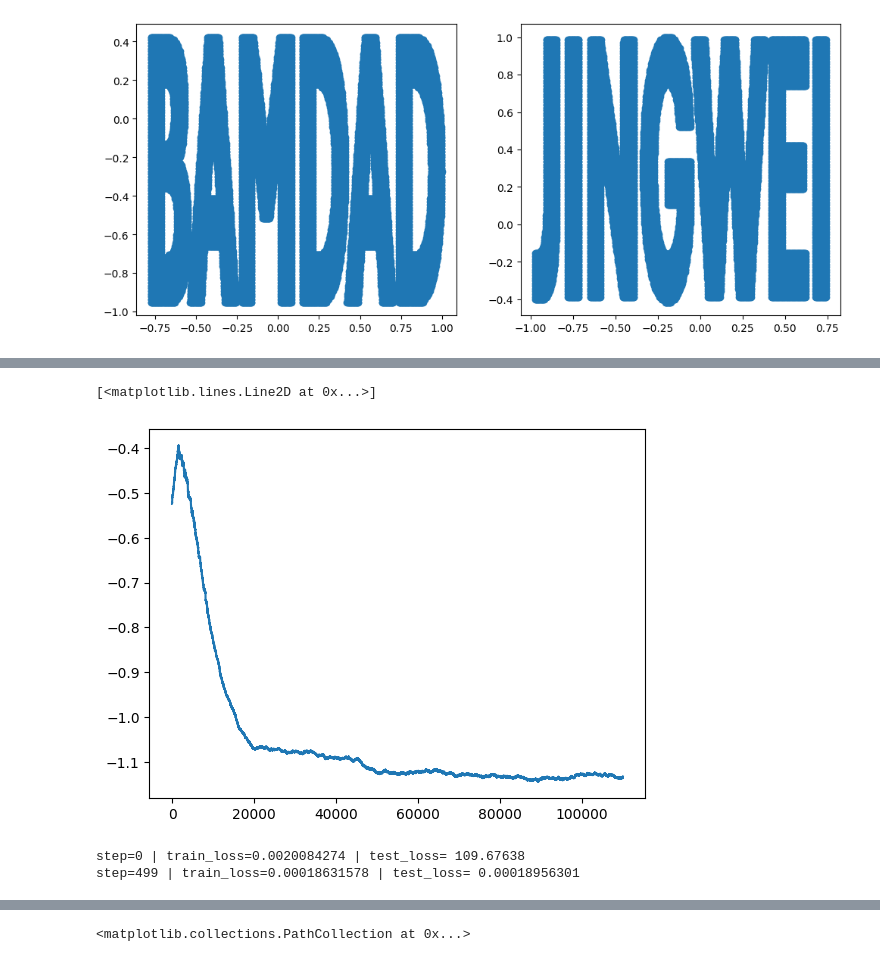
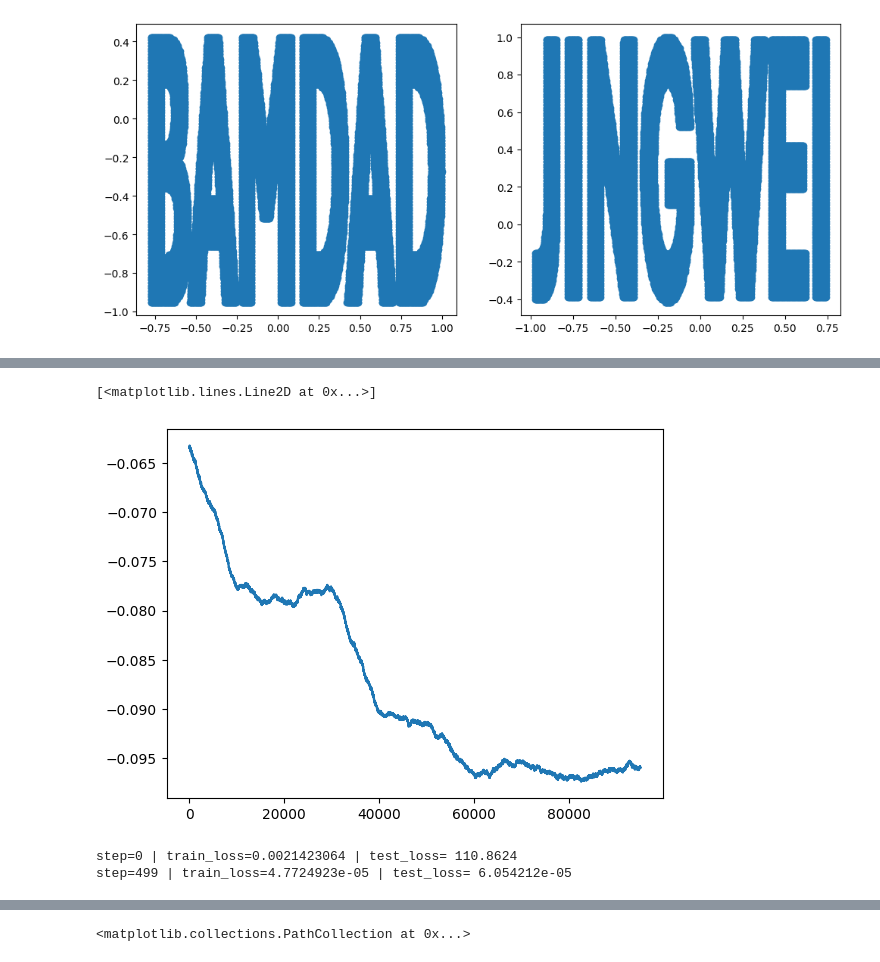
Before and after one commit to AHsu98/StoKAAsticInterpolants, a Jupyter notebook: NameExample.ipynb, the cells around one changed output, grey strips where cells are left out. Saved outputs shown, nothing was run; the diff lists cells and outputs as text; code cells hidden in the pictures.

```diff
--- a/NameExample.ipynb
+++ b/NameExample.ipynb
@@ -50,12 +50,18 @@ reference_samples = bamdad
 target_samples = jingwei
 # %%
 def f(t):
-    return (jnp.cos(t*jnp.pi)+1)/2
+    return ((jnp.cos(t*jnp.pi)+1)/2)# * ((1-t)**2)
+
+def ft(t):
+    return -1 * (jnp.pi/2) * jnp.sin(t*jnp.pi)
 
 
-ft = jax.vmap(jax.grad(f))
-
-plt.plot(f(jnp.linspace(0,1,200)))
-plt.plot(ft(jnp.linspace(0,1,200)))
+plt.figure(figsize=(12,5))
+tgrid = jnp.linspace(0,1,200)
+plt.subplot(1,2,1)
+plt.plot(tgrid,f(tgrid))
+plt.plot(tgrid,ft(tgrid))
+plt.subplot(1,2,2)
+plt.plot(f(tgrid),ft(tgrid))
 # %% [output]
 [<matplotlib.lines.Line2D at 0x...>]
@@ -70,12 +76,12 @@ def It(t,x,y):
     return x*ft(t)- y *ft(t)
 
 
-I,It = get_linear_interpolants()
+#I,It = get_linear_interpolants()
 def gamma(t):
-    return 0 * root_prod_gamma(t)
+    return 0.2 * root_prod_gamma(t)
 
 def gammadot(t):
-    return 0 * root_prod_gammadot(t)
+    return 0.2 * root_prod_gammadot(t)
 
 loss_b,loss_denoise = get_loss_functions(I,It,gamma,gammadot)
 
@@ -96,23 +102,26 @@ data_coupling_sampler = IndependenceCouplingSampler(
     GaussianReferenceSampler((2,)),
     DatasetSampler(target_samples)
     )
-batch_size = 64
+batch_size = 256
 
 train_loader = build_trainloader(batch_size,jax.random.PRNGKey(124),data_coupling_sampler)
 test_factory = testloader_factory(2048,jax.random.PRNGKey(32498130),data_coupling_sampler)
 # %%
 scheduler = optax.piecewise_constant_schedule(
-    1e-3,
+    5e-3,
     {
         10000:0.5,
+        20000:0.2,
         30000:0.5,
         60000:0.2,
         80000:0.2,
         100000:0.5
     }
 )
-
-b_optim = optax.nadamw(scheduler)
+b_optim = optax.chain(
+   optax.clip_by_global_norm(20.),
+   optax.nadamw(scheduler),
+)
 
 b_model,b_loss_history = train_model(
   model = b_model,
@@ -147,12 +158,12 @@ b_loss_history = jnp.array(b_loss_history)
 # %%
-cs = jnp.cumsum(b_loss_history)[10000:]
+cs = jnp.cumsum(b_loss_history)[20000:]
 subsample = 20
-num_ave = 5000
+num_ave = 10000
 
 plt.plot((cs[num_ave:] - cs[:-num_ave])/num_ave)
 # %% [output]
 [<matplotlib.lines.Line2D at 0x...>]
-[figure, old version]
+[figure, new version]
 # %%
 step=124999 | train_loss=-1.1651678 | test_loss= -1.1258626
 # %%
@@ -181,8 +192,8 @@ eta_model,eta_loss_history = train_model(
   num_testloader_batches = 100,
 )
 # %% [output]
-step=0 | train_loss=0.0020084274 | test_loss= 109.67638
-step=499 | train_loss=0.00018631578 | test_loss= 0.00018956301
+step=0 | train_loss=0.0021423064 | test_loss= 110.8624
+step=499 | train_loss=4.7724923e-05 | test_loss= 6.054212e-05
 # %%
 from stochastic_interpolant.sampler import StochasticSampler
 from diffrax import SaveAt
```
Also changed, not shown: parts of 10 cells of this notebook, 2 other files.
